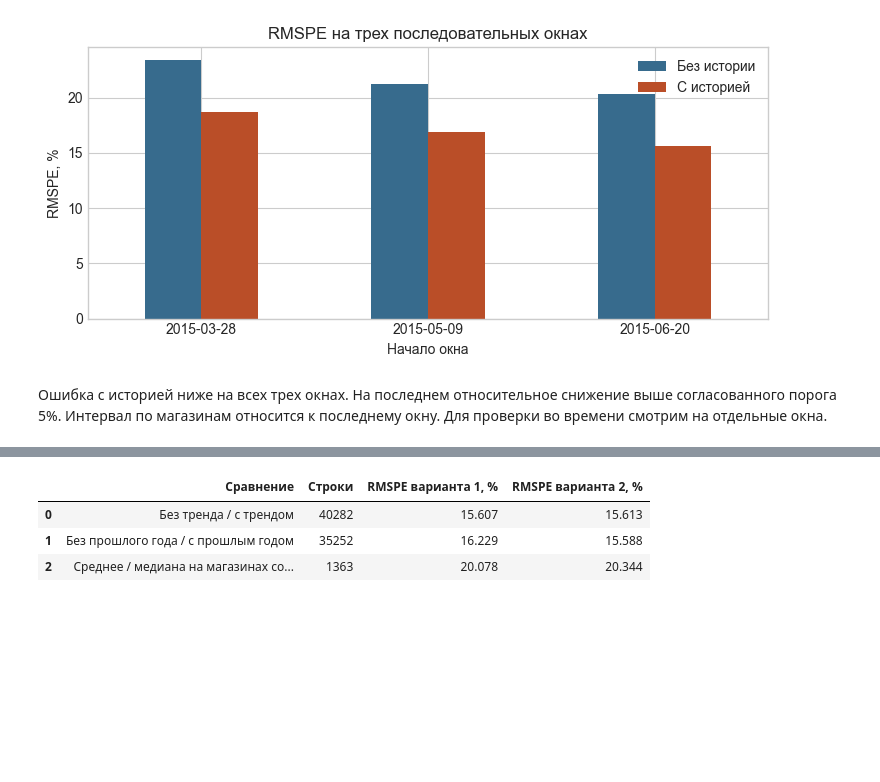
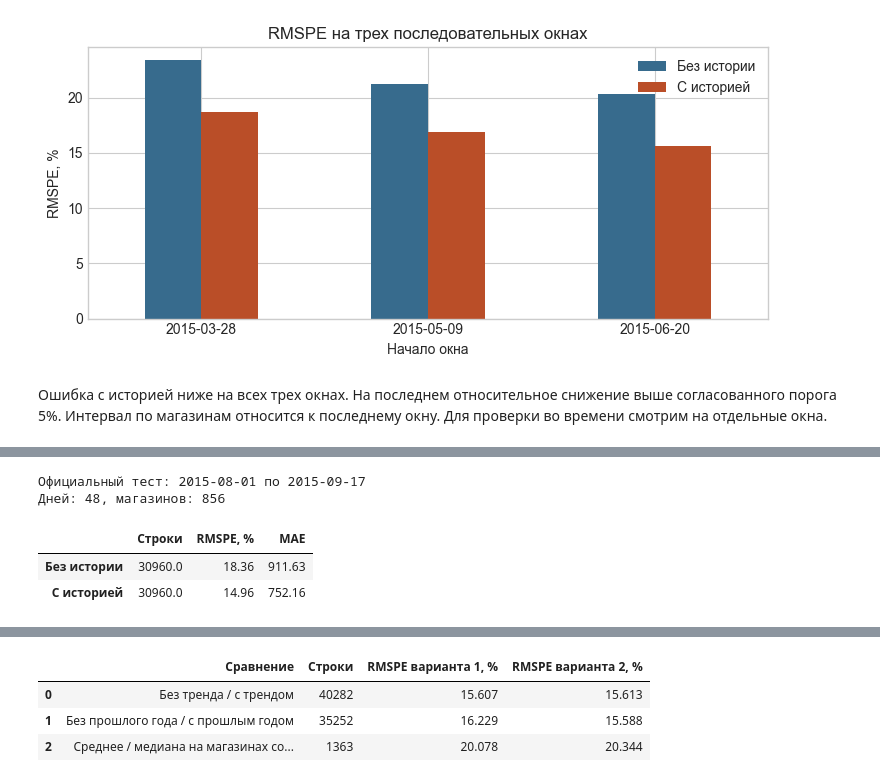
Before and after one commit to PikaChuChuMF/RnD-ML-Course-2026-2, a Jupyter notebook: notebooks/analysis.ipynb, the cells around one changed output, grey strips where cells are left out. Saved outputs shown, nothing was run; the diff lists cells and outputs as text; code cells hidden in the pictures; blank space fills up the shorter version.

```diff
--- a/notebooks/analysis.ipynb
+++ b/notebooks/analysis.ipynb
@@ -103,0 +112,13 @@ plt.show()
+# %%
+official = report["official_test"]
+print(f'Официальный тест: {official["first_date"]} по {official["last_date"]}')
+print(f'Дней: {official["days"]}, магазинов: {official["stores"]}')
+subset = pd.DataFrame(official["local_subset"]).T.rename(index=names)
+subset["rmspe"] *= 100
+display(subset.rename(columns={"rows": "Строки", "rmspe": "RMSPE, %", "mae": "MAE"}).round(2))
+# %% [output]
+Официальный тест: 2015-08-01 по 2015-09-17
+Дней: 48, магазинов: 856
+|  | Строки | RMSPE, % | MAE |
+| Без истории | 30960.0 | 18.36 | 911.63 |
+| С историей | 30960.0 | 14.96 | 752.16 |
```
Also changed, not shown: parts of 11 cells of this notebook, 5 other files.
